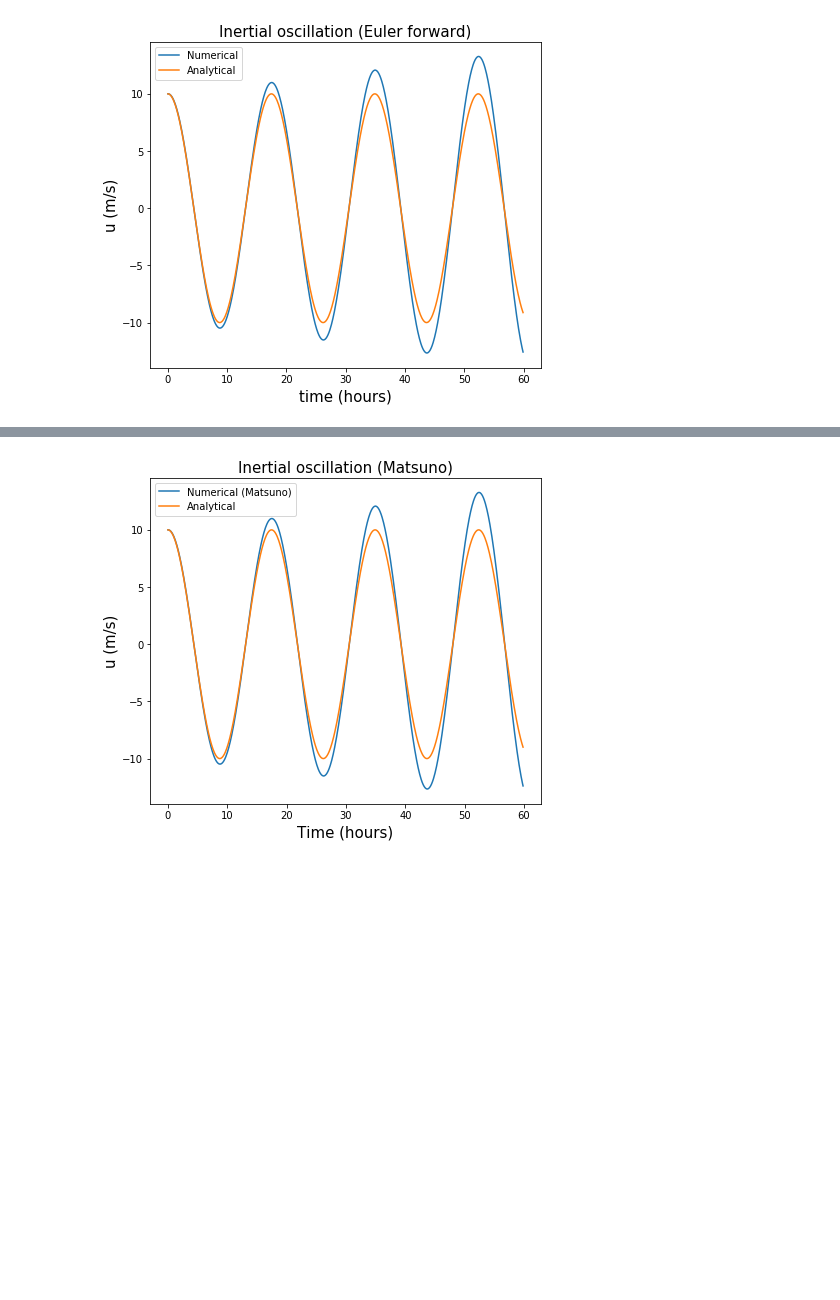
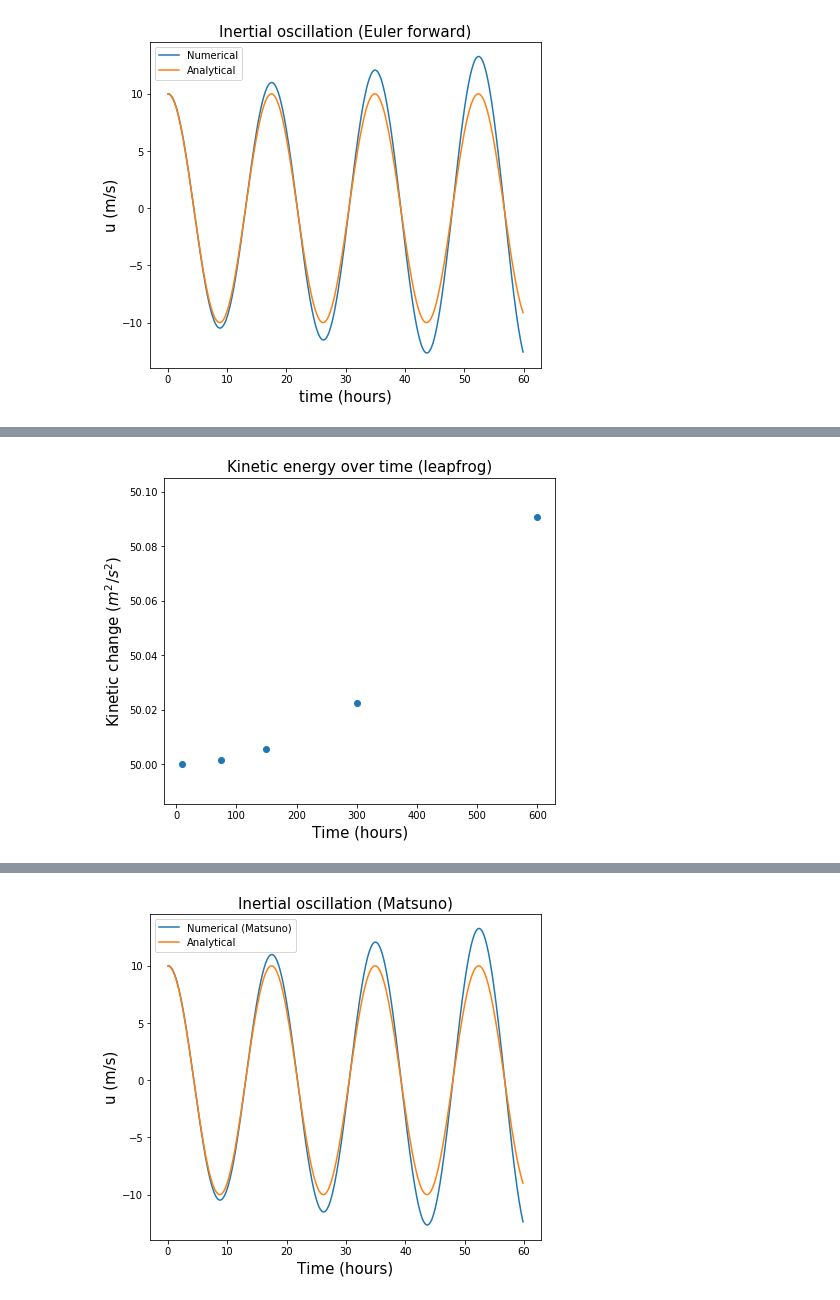
Before and after one commit to toonmaassen/SOAC, a Jupyter notebook: Exercise 1 .ipynb, the cells around one changed output, grey strips where cells are left out. Cells and saved outputs as stored; diff of their text form; code cells hidden in the pictures; blank space fills up the shorter version.

```diff
--- a/Exercise 1 .ipynb
+++ b/Exercise 1 .ipynb
@@ -73,3 +133,14 @@ plt.show()
+# %%
+#Error in energy graph
+
+plt.figure(figsize=(7,6))
+plt.title('Kinetic energy over time (leapfrog)',fontsize=15)
+plt.scatter(timesteps,(KElist))
+plt.ylabel('Kinetic change ($m^2/s^2$)',fontsize=15)
+plt.xlabel('Time (hours)',fontsize=15)
+plt.show()
+# %% [output]
+[figure, added]
 # %%
 #Euler backward time loop
 uma = np.zeros((nt_len))
```
Also changed, not shown: parts of 9 cells of this notebook.
